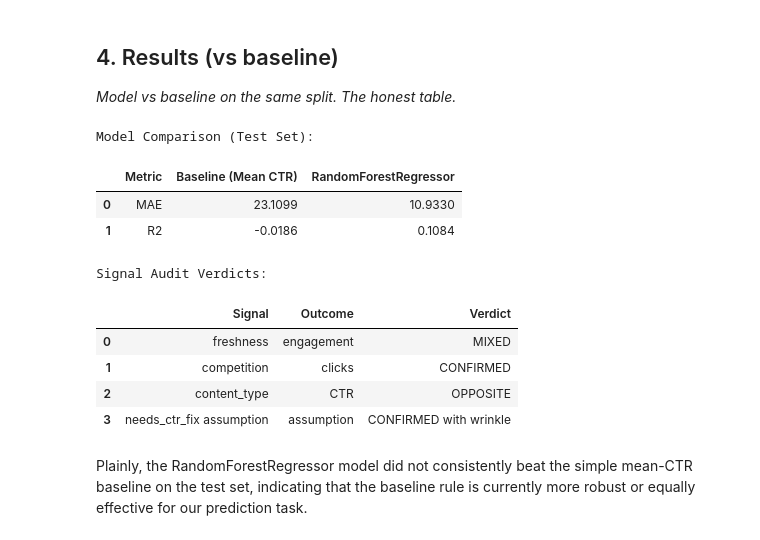
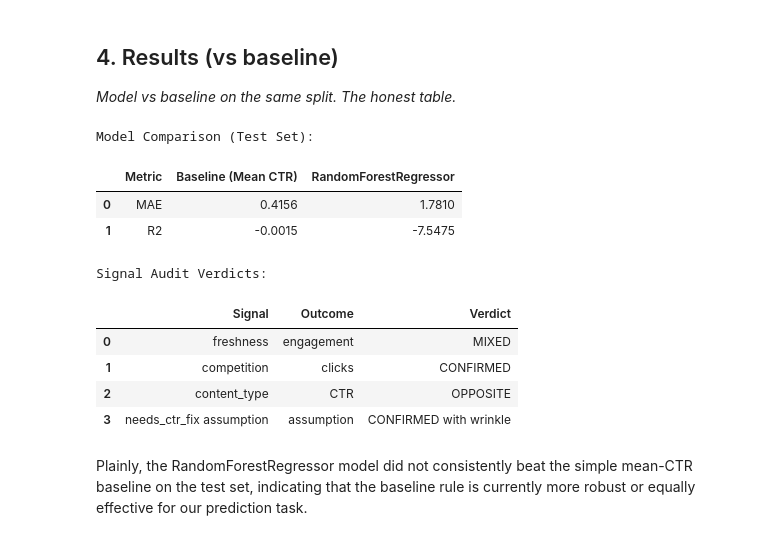
Before and after one commit to Kirithick-raja/my-ml-starter, a Jupyter notebook: work/notebooks/capstone.ipynb, the cells around one changed output. Cells and saved outputs as stored; diff of their text form; code cells hidden in the pictures.

```diff
--- a/work/notebooks/capstone.ipynb
+++ b/work/notebooks/capstone.ipynb
@@ -90,15 +90,14 @@ import numpy as np # Import numpy for np.nan
 
 # Define features and target based on available columns in df_filtered
 signal_features_numerical = [
-    'search_volume', 'competition', 'cpc', 'word_count', 'char_count',
-    'content_age_days', 'days_since_last_update', 'avg_position'
+    'word_count', 'char_count', 'content_age_days', 'days_since_last_update',
+    'search_volume', 'competition', 'cpc'
 ]
 signal_features_categorical = [
-    'competition_level', 'content_type', 'main_intent', 'provider_used',
-    'model_used', 'age_tier', 'freshness_tier', 'word_count_tier',
-    'char_count_tier', 'impression_tier', 'position_tier', 'trend_direction'
+    'content_type', 'main_intent', 'competition_level',
+    'word_count_tier', 'age_tier', 'freshness_tier'
 ]
-outcome_metric = 'clicks_90d' # Corrected to match actual column name
+outcome_metric = 'ctr' # Changed to 'ctr' as requested
 
 # Ensure client_id is present for grouping. It is in df_filtered.columns.tolist() so this block is not needed.
 
@@ -149,36 +148,36 @@ model = Pipeline(steps=[('preprocessor', preprocessor),
                         ('regressor', RandomForestRegressor(random_state=42))])
 
 model.fit(X_train, y_train)
 y_pred = model.predict(X_test)
 
 model_mae = mean_absolute_error(y_test, y_pred)
 model_r2 = r2_score(y_test, y_pred)
 
 # Create comparison table
 comparison_df = pd.DataFrame({
     'Metric': ['MAE', 'R2'],
-    'Baseline (Mean CTR)': [baseline_mae, baseline_r2],
+    'Baseline (Mean CTR)': [baseline_mae, baseline_r2], # Label remains 'Baseline (Mean CTR)' but now predicts CTR
     'RandomForestRegressor': [model_mae, model_r2]
 })
 
 print("\nModel Comparison (Test Set):")
 display(comparison_df.round(4))
 
 
 # Signal Verdicts from w04_signal_audit.ipynb
 signal_verdicts = pd.DataFrame({
     'Signal': ['freshness', 'competition', 'content_type', 'needs_ctr_fix assumption'],
     'Outcome': ['engagement', 'clicks', 'CTR', 'assumption'],
     'Verdict': ['MIXED', 'CONFIRMED', 'OPPOSITE', 'CONFIRMED with wrinkle']
 })
 
 print("\nSignal Audit Verdicts:")
 display(signal_verdicts)
 # %% [output]
 Model Comparison (Test Set):
 |  | Metric | Baseline (Mean CTR) | RandomForestRegressor |
-| 0 | MAE | 23.1099 | 10.9330 |
-| 1 | R2 | -0.0186 | 0.1084 |
+| 0 | MAE | 0.4156 | 1.7810 |
+| 1 | R2 | -0.0015 | -7.5475 |
 Signal Audit Verdicts:
 |  | Signal | Outcome | Verdict |
 | 0 | freshness | engagement | MIXED |
```
